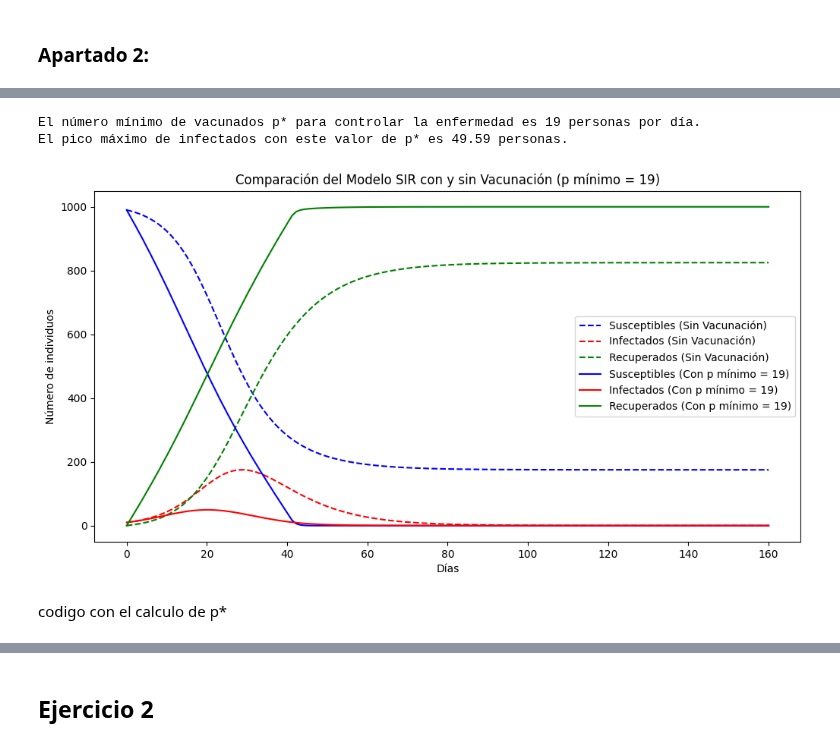
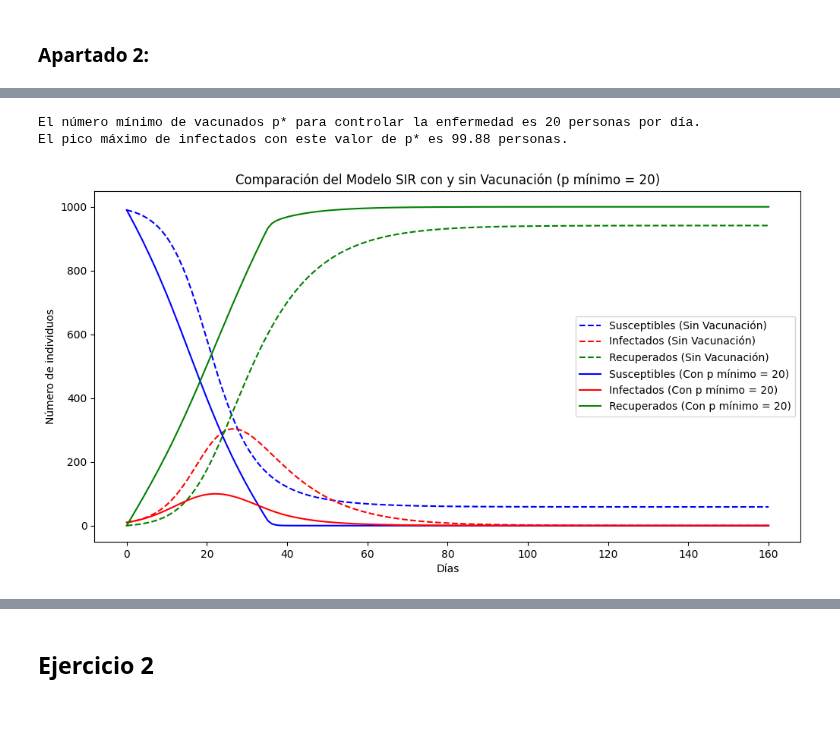
Before and after one commit to Davidgrcdz/SACSE-Practicas, a Jupyter notebook: Ejercicios/Ejercicios_propuestos_práctica3.ipynb, the cells around one changed output, grey strips where cells are left out. Drawn from its saved outputs; the diff is of its cells as text; code cells hidden in the pictures; blank space fills up the shorter version.

```diff
--- a/Ejercicios/Ejercicios_propuestos_práctica3.ipynb
+++ b/Ejercicios/Ejercicios_propuestos_práctica3.ipynb
@@ -192,21 +199,18 @@ plt.show()
 # %%
-import numpy as np
-from scipy.integrate import odeint
-import matplotlib.pyplot as plt
-
 # Parámetros del modelo
 N = 1000        # tamaño de la población
 re = 3          # número de encuentros por día por persona
 ri = 0.1        # tasa de infección por encuentro
 beta = re * ri  # tasa de contacto por día
-T = 7           # duración de la enfermedad en días
+T = 10          # duración de la enfermedad en días
 gamma = 1 / T   # tasa de recuperación
-p = 5           # número de personas vacunadas cada día
+p = 5          # número de personas vacunadas cada día
 
 # Condiciones iniciales
-S0 = N - 10     # susceptibles iniciales (la mayoría de la población)
-X0 = 10         # infectados iniciales
-R0 = 0          # recuperados iniciales
+S0 = N - 10
+X0 = 10
+R0 = 0
+
 
 # --- Modelo SIR sin vacunación ---
 def sir_model(y, t, beta, gamma, N):
@@ -215,6 +219,7 @@ def sir_model(y, t, beta, gamma, N):
     dX_dt = beta * S * X / N - gamma * X
     dR_dt = gamma * X
     return [dS_dt, dX_dt, dR_dt]
+
 
 # --- Modelo SIR con vacunación ---
 def sir_vacunacion_model(y, t, beta, gamma, N, p):
@@ -226,8 +231,11 @@ def sir_vacunacion_model(y, t, beta, gamma, N, p):
     dR_dt = gamma * X + vacunados
     return [dS_dt, dX_dt, dR_dt]
 
+
+
 # Condiciones iniciales para ambos modelos
 initial_conditions = [S0, X0, R0]
+
 
 # Tiempo de simulación (en días)
 days = 160
@@ -266,47 +277,20 @@ N = 1000        # tamaño de la población
 re = 3          # número de encuentros por día por persona
 ri = 0.1        # tasa de infección por encuentro
 beta = re * ri  # tasa de contacto por día
-T = 7           # duración de la enfermedad en días
+T = 10          # duración de la enfermedad en días
 gamma = 1 / T   # tasa de recuperación
-days = 160      # número de días a simular
-t = np.linspace(0, days, days)
+days = 160      # días de simulación
 
-# Condiciones iniciales
-S0 = N - 10     # susceptibles iniciales (la mayoría de la población)
-X0 = 10         # infectados iniciales
-R0 = 0          # recuperados iniciales
-initial_conditions = [S0, X0, R0]
-
-# Umbral de control de infectados (por ejemplo, 5% de la población)
-max_infectados_umbral = 0.05 * N
-
-# --- Modelo SIR sin vacunación ---
-def sir_model(y, t, beta, gamma, N):
-    S, X, R = y
-    dS_dt = -beta * S * X / N
-    dX_dt = beta * S * X / N - gamma * X
-    dR_dt = gamma * X
-    return [dS_dt, dX_dt, dR_dt]
-
-# --- Modelo SIR con vacunación ---
-def sir_vacunacion_model(y, t, beta, gamma, N, p):
-    S, X, R = y
-    # Asegurarse de no vacunar más susceptibles de los que hay
-    vacunados = min(S, p)
-    dS_dt = -beta * S * X / N - vacunados
-    dX_dt = beta * S * X / N - gamma * X
-    dR_dt = gamma * X + vacunados
-    return [dS_dt, dX_dt, dR_dt]
+# Umbral de control de infectados (10% de la población)
+max_infectados_umbral = 0.1 * N
 
 # --- Función para encontrar el mínimo valor de p que controla la enfermedad ---
 def encontrar_minimo_p(beta, gamma, N, max_infectados_umbral, days):
-    p = 1  # Iniciar con una persona vacunada por día
+    p = 1
     while True:
-        # Simulación del modelo SIR con vacunación fija
         solution = odeint(sir_vacunacion_model, initial_conditions, t, args=(beta, gamma, N, p))
         S, X, R = solution.T
 
-        # Verificar el máximo de infectados
         max_infectados = max(X)
 
         # Si el pico de infectados está por debajo del umbral, hemos encontrado el mínimo p
@@ -314,41 +298,37 @@ def encontrar_minimo_p(beta, gamma, N, max_infectados_umbral, days):
             return p, max_infectados
 
         # Incrementar p si el umbral no se ha alcanzado
         p += 1
 
-# Encontrar el valor mínimo de p
 p_minimo, max_infectados_obtenidos = encontrar_minimo_p(beta, gamma, N, max_infectados_umbral, days)
 
-# Imprimir el resultado
 print(f'El número mínimo de vacunados p* para controlar la enfermedad es {p_minimo} personas por día.')
 print(f'El pico máximo de infectados con este valor de p* es {max_infectados_obtenidos:.2f} personas.')
 
 # Simulación del modelo con el p mínimo encontrado para graficar
 solution_con_p_minimo = odeint(sir_vacunacion_model, initial_conditions, t, args=(beta, gamma, N, p_minimo))
-S_con_p_minimo, X_con_p_minimo, R_con_p_minimo = solution_con_p_minimo.T
+S_p_minimo, X_p_minimo, R_p_minimo = solution_con_p_minimo.T
 
 # Resolución del sistema de ecuaciones diferenciales sin vacunación (para comparación)
 solution_sin_vacunacion = odeint(sir_model, initial_conditions, t, args=(beta, gamma, N))
 S_sin_vacunacion, X_sin_vacunacion, R_sin_vacunacion = solution_sin_vacunacion.T
 
 # Gráfica de resultados
 plt.figure(figsize=(12, 6))
 plt.plot(t, S_sin_vacunacion, 'b--', label='Susceptibles (Sin Vacunación)')
 plt.plot(t, X_sin_vacunacion, 'r--', label='Infectados (Sin Vacunación)')
 plt.plot(t, R_sin_vacunacion, 'g--', label='Recuperados (Sin Vacunación)')
 
-plt.plot(t, S_con_p_minimo, 'b', label=f'Susceptibles (Con p mínimo = {p_minimo})')
-plt.plot(t, X_con_p_minimo, 'r', label=f'Infectados (Con p mínimo = {p_minimo})')
-plt.plot(t, R_con_p_minimo, 'g', label=f'Recuperados (Con p mínimo = {p_minimo})')
+plt.plot(t, S_p_minimo, 'b', label=f'Susceptibles (Con p mínimo = {p_minimo})')
+plt.plot(t, X_p_minimo, 'r', label=f'Infectados (Con p mínimo = {p_minimo})')
+plt.plot(t, R_p_minimo, 'g', label=f'Recuperados (Con p mínimo = {p_minimo})')
 
 plt.xlabel('Días')
 plt.ylabel('Número de individuos')
 plt.legend()
 plt.title(f'Comparación del Modelo SIR con y sin Vacunación (p mínimo = {p_minimo})')
 plt.show()
 # %% [output]
-El número mínimo de vacunados p* para controlar la enfermedad es 19 personas por día.
-El pico máximo de infectados con este valor de p* es 49.59 personas.
+El número mínimo de vacunados p* para controlar la enfermedad es 20 personas por día.
+El pico máximo de infectados con este valor de p* es 99.88 personas.
-[figure, old version]
+[figure, new version]
-# %% [markdown]
-codigo con el calculo de p*
```
Also changed, not shown: parts of 19 cells of this notebook.
